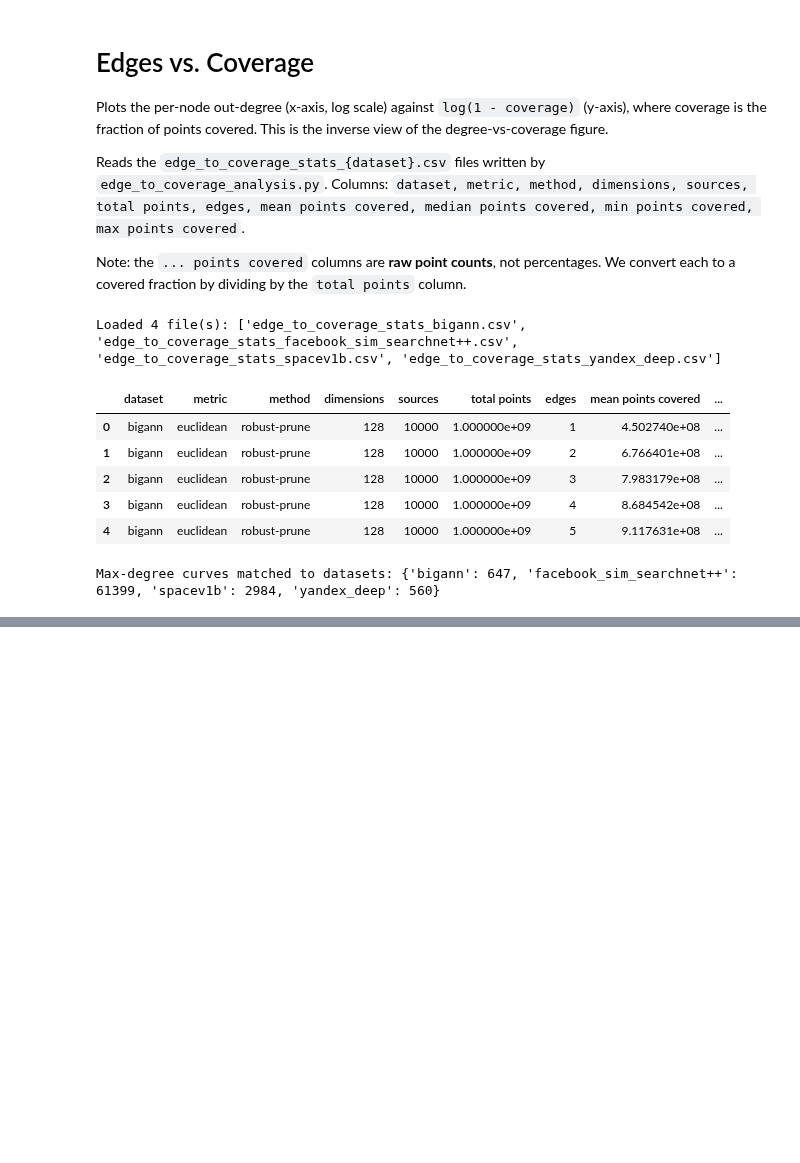
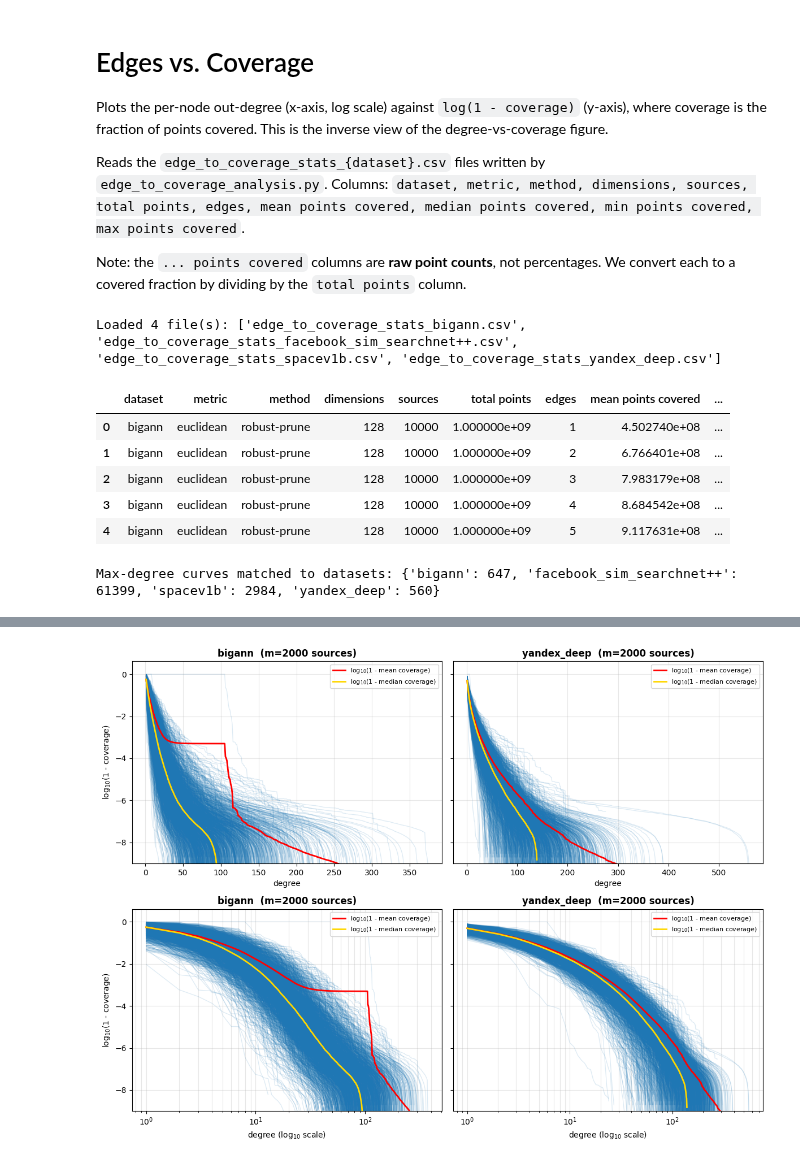
Before and after one commit to PratyushAvi/navigable-graphs, a Jupyter notebook: code/edge_to_coverage.ipynb, the cells around one changed output, grey strips where cells are left out. Saved outputs shown, nothing was run; the diff lists cells and outputs as text; code cells hidden in the pictures; blank space fills up the shorter version.

Commit message:
linear time algo

```diff
--- a/code/edge_to_coverage.ipynb
+++ b/code/edge_to_coverage.ipynb
@@ -260,0 +320,89 @@ else:
+# %%
+# --- Per-source curves: log(1 - coverage) vs edges for a subsample of m points ---
+# Reads the raw per-source adjacency lists (bare "[(neighbor, uncov_after_edge),
+# ...]" lines, new post-edge convention) and draws one faint line per sampled
+# source, plus the mean and median curves overlaid. Two rows: linear edges
+# x-axis and log-degree x-axis.
+import ast, random
+
+BUILT_GRAPHS = "/Users/pratyushavi/Developer/NYU-CS/Research/Navigable Graphs/Built Graphs"
+PER_SOURCE_FILES = {                 # dataset -> (adj-list path, total points)
+    'bigann':      (f"{BUILT_GRAPHS}/adj-list-bigann.txt",      1_000_000_000),
+    'yandex_deep': (f"{BUILT_GRAPHS}/adj-list-yandex_deep.txt", 1_000_000_000),
+}
+
+m = 2000          # number of sources to subsample per dataset (variable)
+SEED = 0         # for reproducible sampling
+# No clipping: coverage == 1.0 gives log(0) = -inf, which matplotlib simply
+# drops from the line (the curve runs off the bottom toward -inf).
+ps_log_gap = lambda cf: np.log10(1.0 - np.asarray(cf, float))
+
+def sample_source_curves(path, total_points, m, seed=0):
+    with open(path) as f:
+        lines = [ln for ln in f if ln.strip()]
+    rng = random.Random(seed)
+    picks = rng.sample(lines, min(m, len(lines)))
+    curves = []
+    for line in picks:
+        nb = ast.literal_eval(line)
+        if nb:
+            uncov = np.array([u for (_n, u) in nb], dtype=np.float64)
+            curves.append((total_points - uncov) / total_points)
+    return curves
+
+
+def clamped_matrix(curves):
+    """(n_sources, max_deg) coverage matrix, each source clamped at its final
+    coverage for edge counts beyond its degree (matches the aggregate CSV)."""
+    max_deg = max(len(c) for c in curves)
+    mat = np.empty((len(curves), max_deg))
+    for i, cov in enumerate(curves):
+        d = len(cov)
+        mat[i, :d] = cov
+        mat[i, d:] = cov[-1]        # clamp saturated sources at their final cov
+    return mat
+
+ps_datasets = sorted(PER_SOURCE_FILES)
+n = len(ps_datasets)
+# Row 0: linear edges x-axis. Row 1: log-degree x-axis. Same data both rows.
+fig, axes = plt.subplots(2, n, figsize=(6 * n, 9), squeeze=False, sharey=True)
+for c, ds in enumerate(ps_datasets):
+    path, tot = PER_SOURCE_FILES[ds]
+    curves = sample_source_curves(path, tot, m, seed=SEED)
+    mat = clamped_matrix(curves)
+    mean_cov = mat.mean(axis=0)
+    median_cov = np.median(mat, axis=0)
+    agg_edges = np.arange(1, mat.shape[1] + 1)
+
+    # y-axis floor: the most-negative FINITE log(1-cov) among individual source
+    # points (i.e. the smallest nonzero uncovered fraction seen). Below this the
+    # mean/median dive toward -inf as sources saturate; clip the view there so
+    # the plot stops where the real per-source lines do.
+    finite_uncov = (1.0 - mat)[(1.0 - mat) > 0]
+    y_floor = np.log10(finite_uncov.min()) if finite_uncov.size else -1.0
+
+    for row, xscale in enumerate(('linear', 'log')):
+        ax = axes[row, c]
+        for cov in curves:
+            edges = np.arange(1, len(cov) + 1)
+            ax.plot(edges, ps_log_gap(cov), color='C0', alpha=0.15, linewidth=0.9)
+        # Mean and median curves overlaid.
+        ax.plot(agg_edges, ps_log_gap(mean_cov), color='red', linewidth=2,
+                label='log$_{10}$(1 - mean coverage)', zorder=5)
+        ax.plot(agg_edges, ps_log_gap(median_cov), color='gold', linewidth=2,
+                label='log$_{10}$(1 - median coverage)', zorder=6)
+        ax.set_xscale(xscale)
+        xlabel = 'degree' if xscale == 'linear' else 'degree (log$_{10}$ scale)'
+
+        ax.set_title(f"{ds}  (m={len(curves)} sources)", fontweight='bold')
+        ax.set_xlabel(xlabel)
+        if c == 0:
+            ax.set_ylabel('log$_{10}$(1 - coverage)')
+        ax.grid(True, alpha=0.3, which='both')
+        ax.legend(fontsize=8, loc='upper right')
+        # Clip the view so the mean/median don't dive toward -inf below the lines.
+        ax.set_ylim(bottom=y_floor)
+fig.tight_layout()
+plt.show()
+# %% [output]
+[figure, added]
```
Also changed, not shown: parts of 2 cells of this notebook, 4 other files.
